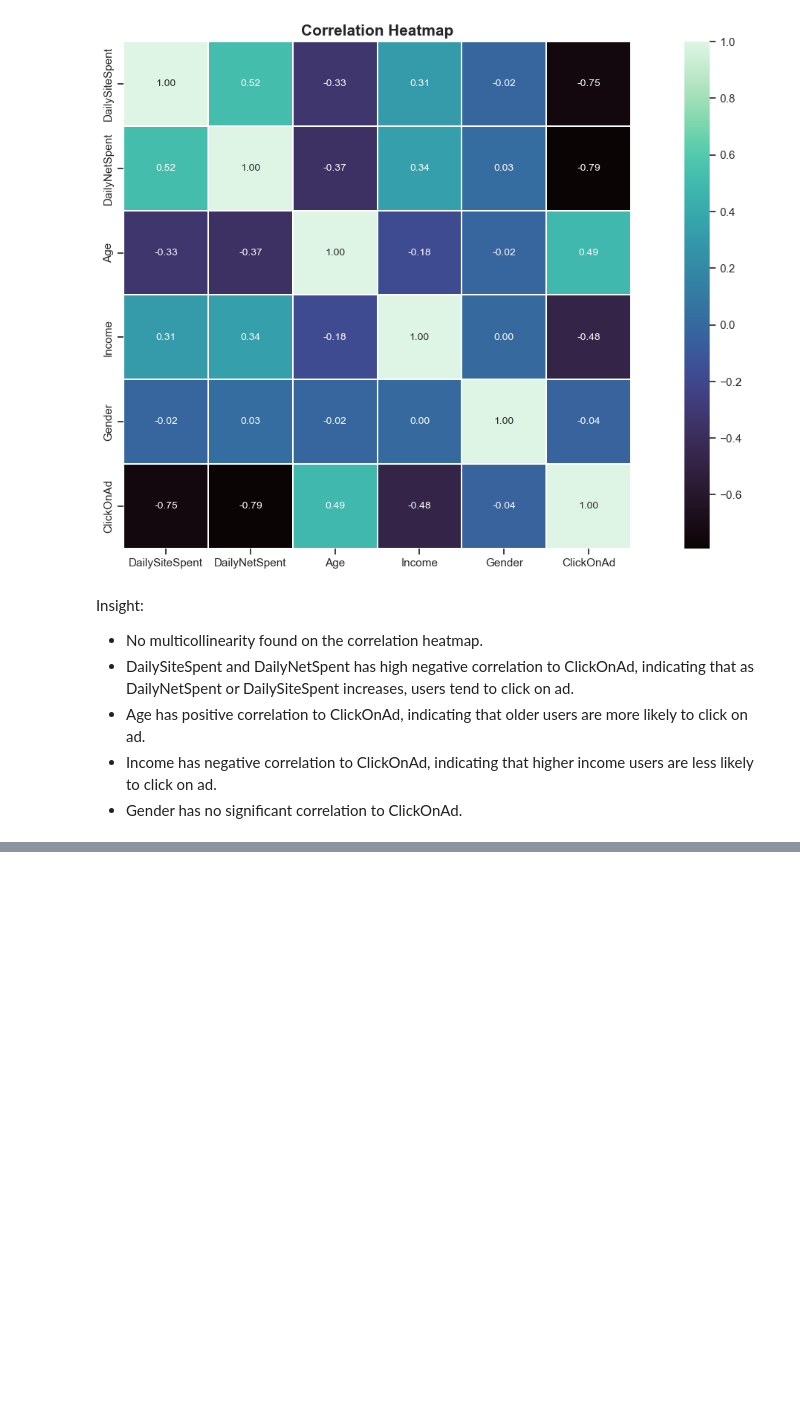
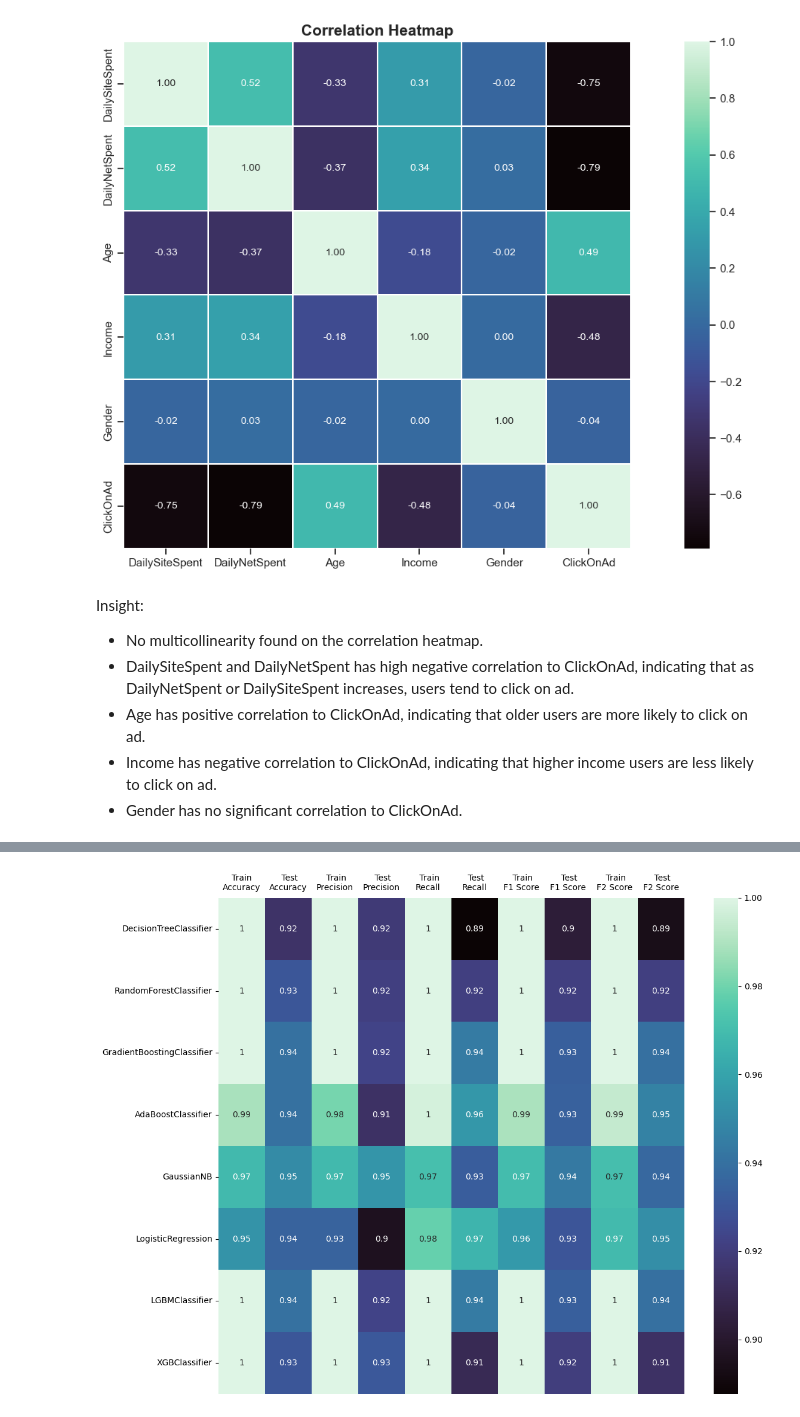
Before and after one commit to lanafuadi/predicting_customer_click_on_ads, a Jupyter notebook: code/code.ipynb, the cells around one changed output, grey strips where cells are left out. Drawn from its saved outputs; the diff is of its cells as text; code cells hidden in the pictures; blank space fills up the shorter version.

```diff
--- a/code/code.ipynb
+++ b/code/code.ipynb
@@ -387,0 +632,21 @@ Insight:
+# %%
+from sklearn.preprocessing import MinMaxScaler
+
+scaled_features = ['DailySiteSpent', 'Income', 'DailyNetSpent']
+scaler = MinMaxScaler()
+X_train[scaled_features] = scaler.fit_transform(X_train[scaled_features])
+X_test[scaled_features] = scaler.transform(X_test[scaled_features])
+# %%
+# Define Classification Algorithms
+models = [DecisionTreeClassifier(),
+          RandomForestClassifier(),
+          GradientBoostingClassifier(),
+          AdaBoostClassifier(),
+          GaussianNB(),
+          LogisticRegression(),
+          LGBMClassifier(),
+          XGBClassifier()]
+# Create model
+create_model(X_train, X_test, y_train, y_test, models)
+# %% [output]
+[figure, added]
```
Also changed, not shown: parts of 66 cells of this notebook.
